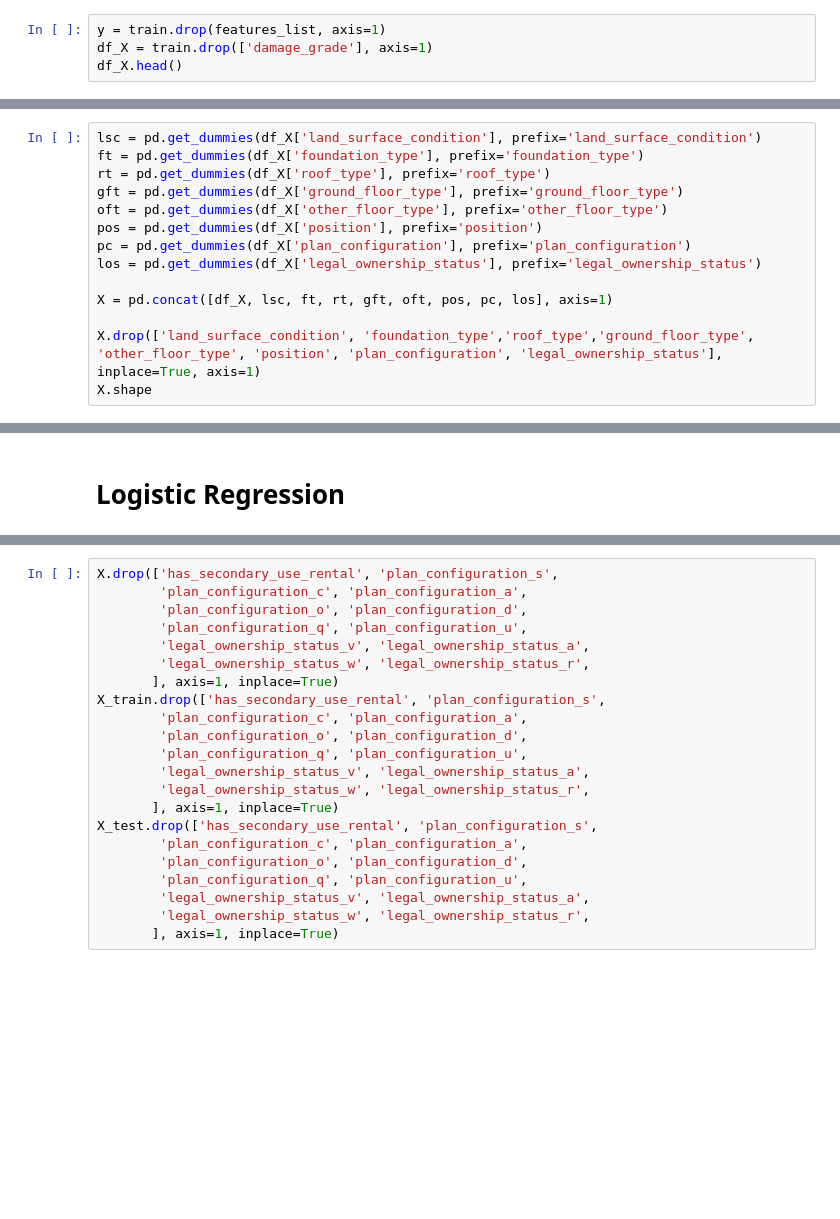
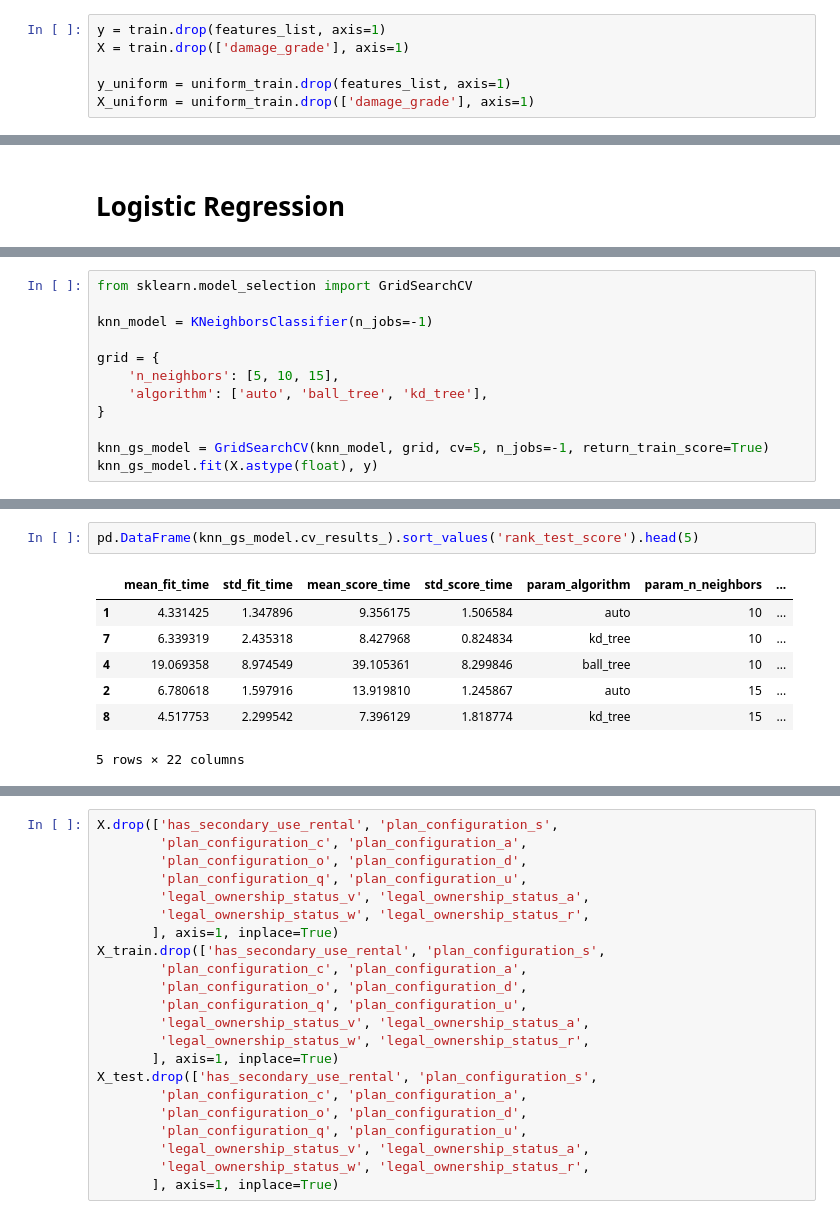
Before and after one commit to nicolasfara/di-project, a Jupyter notebook: earthquake-damage-prediction.ipynb, the cells around one changed output, grey strips where cells are left out. Saved outputs shown, nothing was run; the diff lists cells and outputs as text; blank space fills up the shorter version.

```diff
--- a/earthquake-damage-prediction.ipynb
+++ b/earthquake-damage-prediction.ipynb
@@ -153,4 +199,6 @@ train.damage_grade.hist()
 # %%
 y = train.drop(features_list, axis=1)
-df_X = train.drop(['damage_grade'], axis=1)
-df_X.head()
+X = train.drop(['damage_grade'], axis=1)
+
+y_uniform = uniform_train.drop(features_list, axis=1)
+X_uniform = uniform_train.drop(['damage_grade'], axis=1)
@@ -170,14 +204,0 @@ y.shape
-# %%
-lsc = pd.get_dummies(df_X['land_surface_condition'], prefix='land_surface_condition')
-ft = pd.get_dummies(df_X['foundation_type'], prefix='foundation_type')
-rt = pd.get_dummies(df_X['roof_type'], prefix='roof_type')
-gft = pd.get_dummies(df_X['ground_floor_type'], prefix='ground_floor_type')
-oft = pd.get_dummies(df_X['other_floor_type'], prefix='other_floor_type')
-pos = pd.get_dummies(df_X['position'], prefix='position')
-pc = pd.get_dummies(df_X['plan_configuration'], prefix='plan_configuration')
-los = pd.get_dummies(df_X['legal_ownership_status'], prefix='legal_ownership_status')
-
-X = pd.concat([df_X, lsc, ft, rt, gft, oft, pos, pc, los], axis=1)
-
-X.drop(['land_surface_condition', 'foundation_type','roof_type','ground_floor_type', 'other_floor_type', 'position', 'plan_configuration', 'legal_ownership_status'], inplace=True, axis=1)
-X.shape
@@ -187,0 +334,12 @@ X.shape
+# %%
+from sklearn.model_selection import GridSearchCV
+
+knn_model = KNeighborsClassifier(n_jobs=-1)
+
+grid = {
+    'n_neighbors': [5, 10, 15],
+    'algorithm': ['auto', 'ball_tree', 'kd_tree'],
+}
+
+knn_gs_model = GridSearchCV(knn_model, grid, cv=5, n_jobs=-1, return_train_score=True)
+knn_gs_model.fit(X.astype(float), y)
@@ -187,0 +355,10 @@ X.shape
+# %%
+pd.DataFrame(knn_gs_model.cv_results_).sort_values('rank_test_score').head(5)
+# %% [output]
+|  | mean_fit_time | std_fit_time | mean_score_time | std_score_time | param_algorithm | param_n_neighbors | ... |
+| 1 | 4.331425 | 1.347896 | 9.356175 | 1.506584 | auto | 10 | ... |
+| 7 | 6.339319 | 2.435318 | 8.427968 | 0.824834 | kd_tree | 10 | ... |
+| 4 | 19.069358 | 8.974549 | 39.105361 | 8.299846 | ball_tree | 10 | ... |
+| 2 | 6.780618 | 1.597916 | 13.919810 | 1.245867 | auto | 15 | ... |
+| 8 | 4.517753 | 2.299542 | 7.396129 | 1.818774 | kd_tree | 15 | ... |
+5 rows × 22 columns
```
Also changed, not shown: parts of 64 cells of this notebook, 4 other files.
